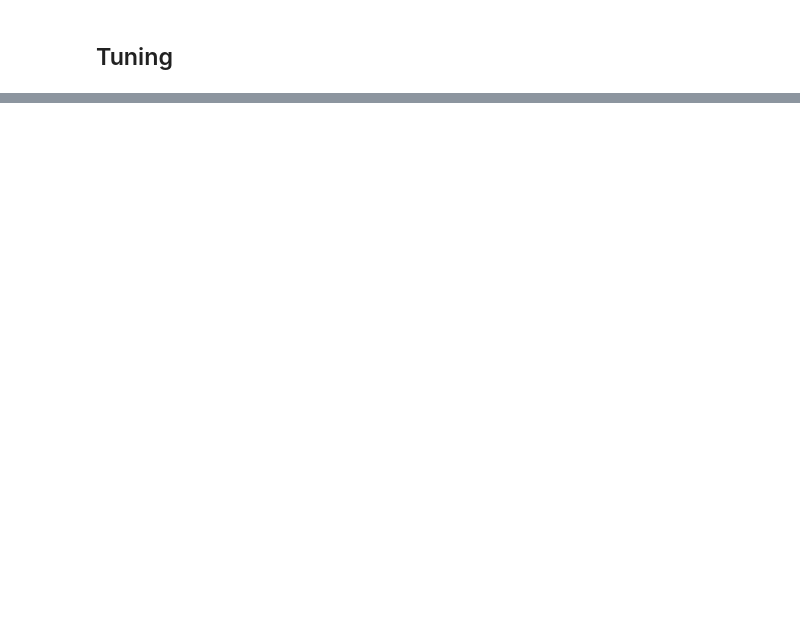
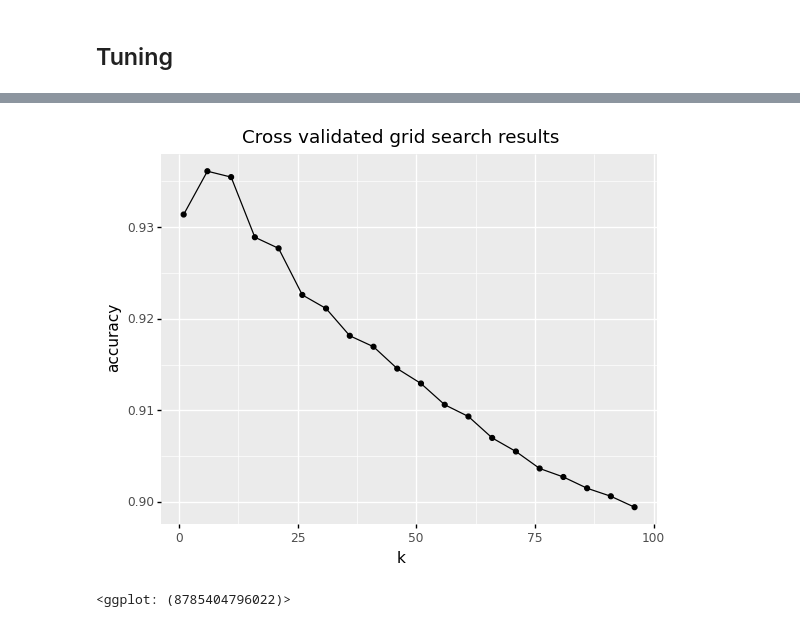
Before and after one commit to MuneraAlRajhi/StellarDatasetML, a Jupyter notebook: Knn_trial.ipynb, the cells around one changed output, grey strips where cells are left out. Drawn from its saved outputs; the diff is of its cells as text; code cells hidden in the pictures; blank space fills up the shorter version.

```diff
--- a/Knn_trial.ipynb
+++ b/Knn_trial.ipynb
@@ -106,3 +108,17 @@ optimal_k
+# %%
+# Plot all RMSE results
+all_errors = pd.DataFrame({
+  'k': range(1, 100, 5),
+  'accuracy': results.cv_results_['mean_test_score']
+  })
+
+(ggplot(all_errors, aes(x='k', y='accuracy'))
+ + geom_line()
+ + geom_point()
+ + ggtitle("Cross validated grid search results"))
+# %% [output]
+[figure, added]
+<ggplot: (8785404796022)>
 # %%
 knn_best = KNeighborsClassifier(n_neighbors=optimal_k)
 knn_best_fit = knn_best.fit(X_train_std, y_train)
```
Also changed, not shown: parts of 14 cells of this notebook.
